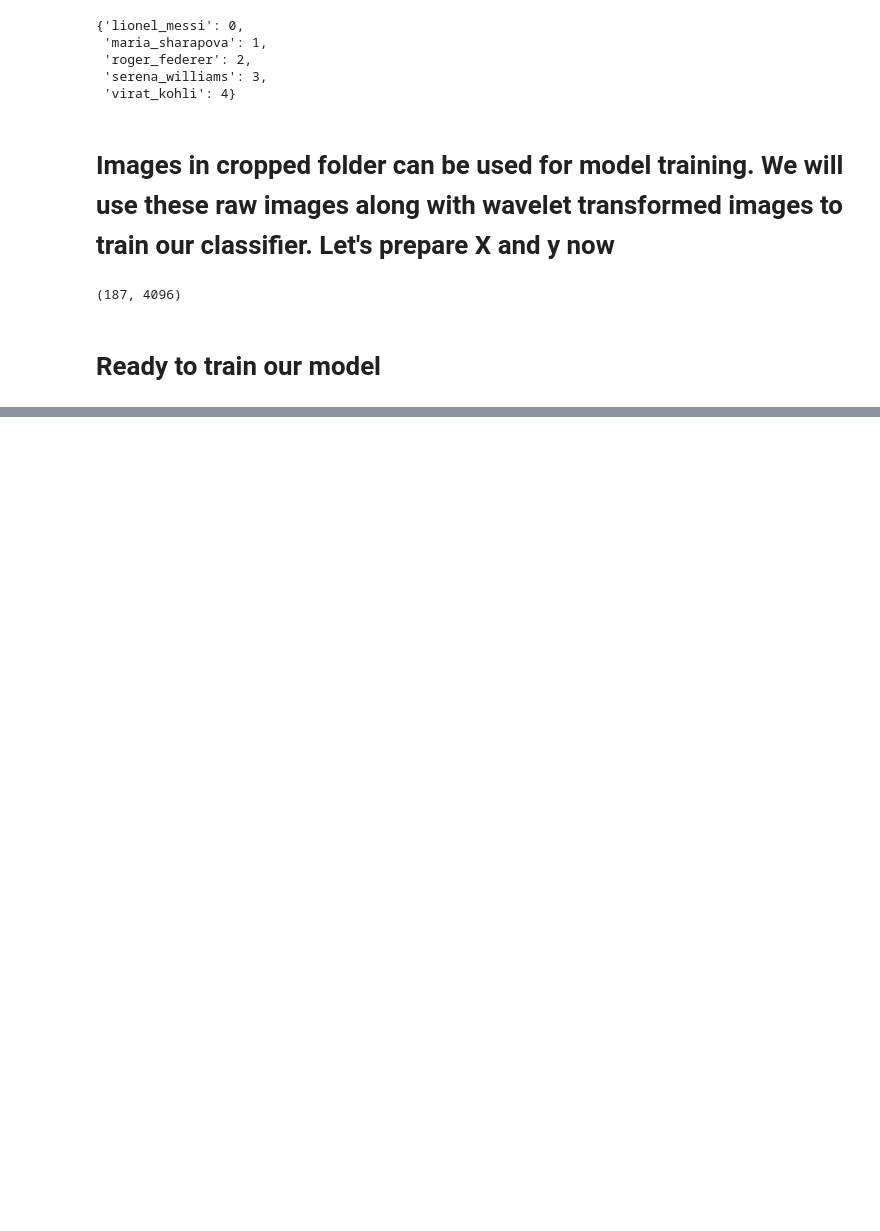
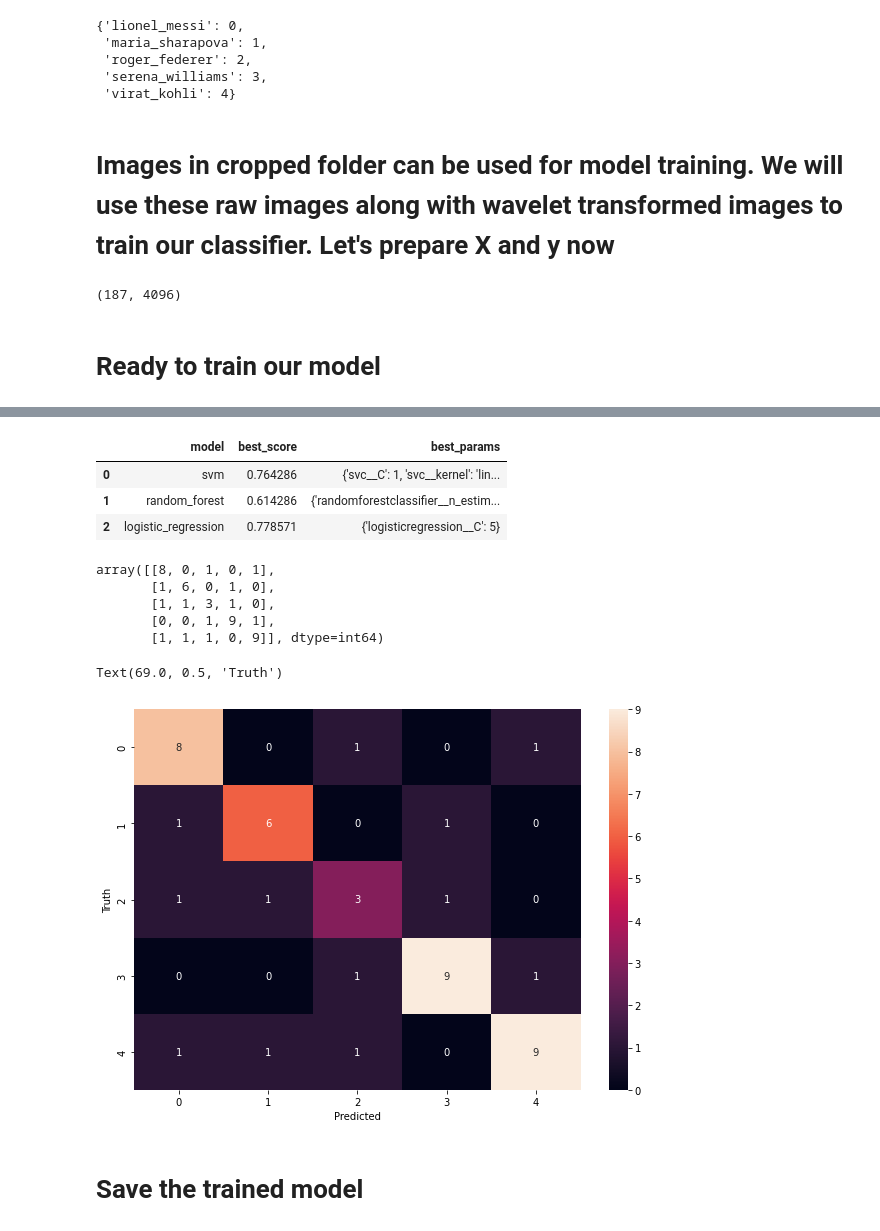
Before and after one commit to bilalahmed14/Machine-learning-projects, a Jupyter notebook: CelebrityFaceRecognition/model/sports_celebrity_classification.ipynb, the cells around one changed output, grey strips where cells are left out. Cells and saved outputs as stored; diff of their text form; code cells hidden in the pictures; blank space fills up the shorter version.

Commit message:
model trained and saved

```diff
--- a/CelebrityFaceRecognition/model/sports_celebrity_classification.ipynb
+++ b/CelebrityFaceRecognition/model/sports_celebrity_classification.ipynb
@@ -232,3 +234,47 @@ model_params = {
 # %%
 scores = []
 best_estimators = {}
+for algo, mp in model_params.items():
+    pipe = make_pipeline(StandardScaler(), mp['model'])
+    clf =  GridSearchCV(pipe, mp['params'], cv=5, return_train_score=False)
+    clf.fit(X_train, y_train)
+    scores.append({
+        'model': algo,
+        'best_score': clf.best_score_,
+        'best_params': clf.best_params_
+    })
+    best_estimators[algo] = clf.best_estimator_
+
+df = pd.DataFrame(scores,columns=['model','best_score','best_params'])
+df
+# %% [output]
+|  | model | best_score | best_params |
+| 0 | svm | 0.764286 | {'svc__C': 1, 'svc__kernel': 'lin... |
+| 1 | random_forest | 0.614286 | {'randomforestclassifier__n_estim... |
+| 2 | logistic_regression | 0.778571 | {'logisticregression__C': 5} |
+# %%
+best_estimators['svm'].score(X_test,y_test)
+best_estimators['random_forest'].score(X_test,y_test)
+best_estimators['logistic_regression'].score(X_test,y_test)
+best_clf = best_estimators['svm']
+# %%
+from sklearn.metrics import confusion_matrix
+cm = confusion_matrix(y_test, best_clf.predict(X_test))
+cm
+# %% [output]
+array([[8, 0, 1, 0, 1],
+       [1, 6, 0, 1, 0],
+       [1, 1, 3, 1, 0],
+       [0, 0, 1, 9, 1],
+       [1, 1, 1, 0, 9]], dtype=int64)
+# %%
+import seaborn as sn
+plt.figure(figsize = (10,7))
+sn.heatmap(cm, annot=True)
+plt.xlabel('Predicted')
+plt.ylabel('Truth')
+# %% [output]
+Text(69.0, 0.5, 'Truth')
+[figure, added]
+# %% [markdown]
+# Save the trained model
```
Also changed, not shown: parts of 6 cells of this notebook, 5 other files.
